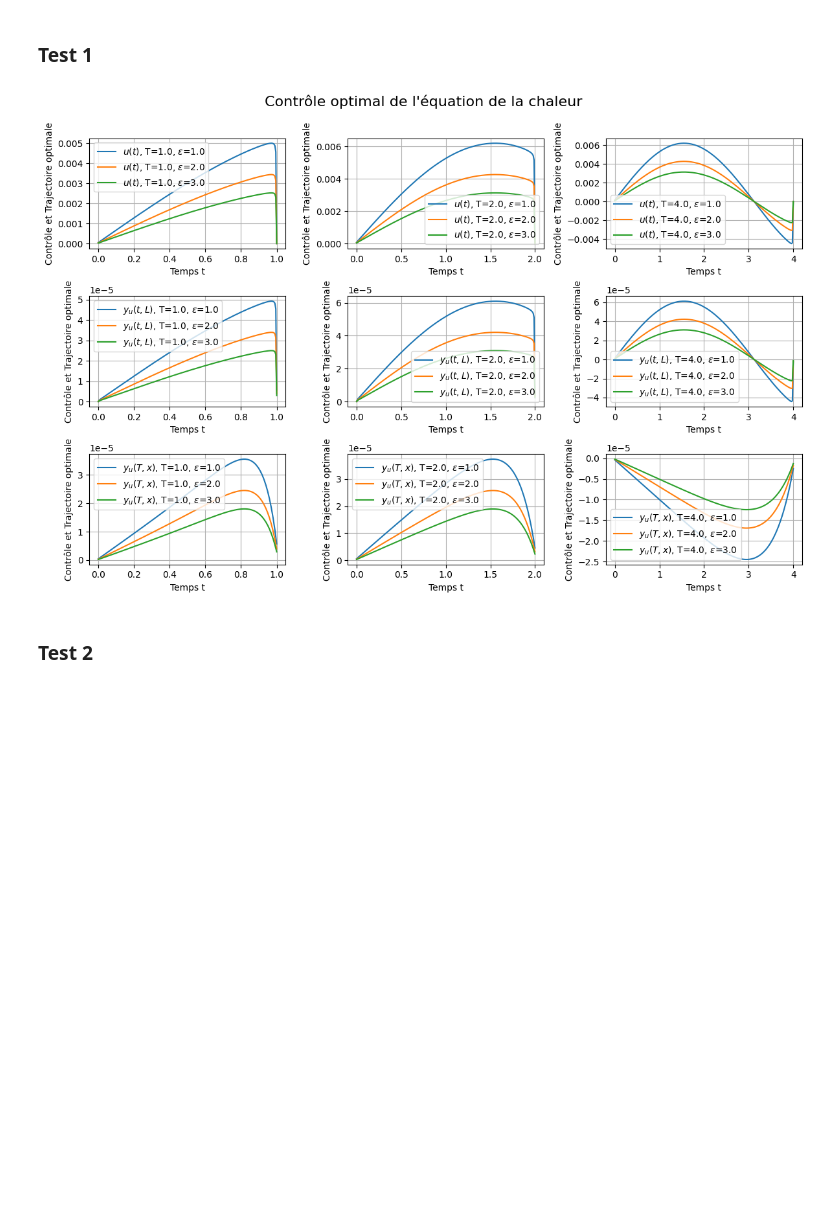
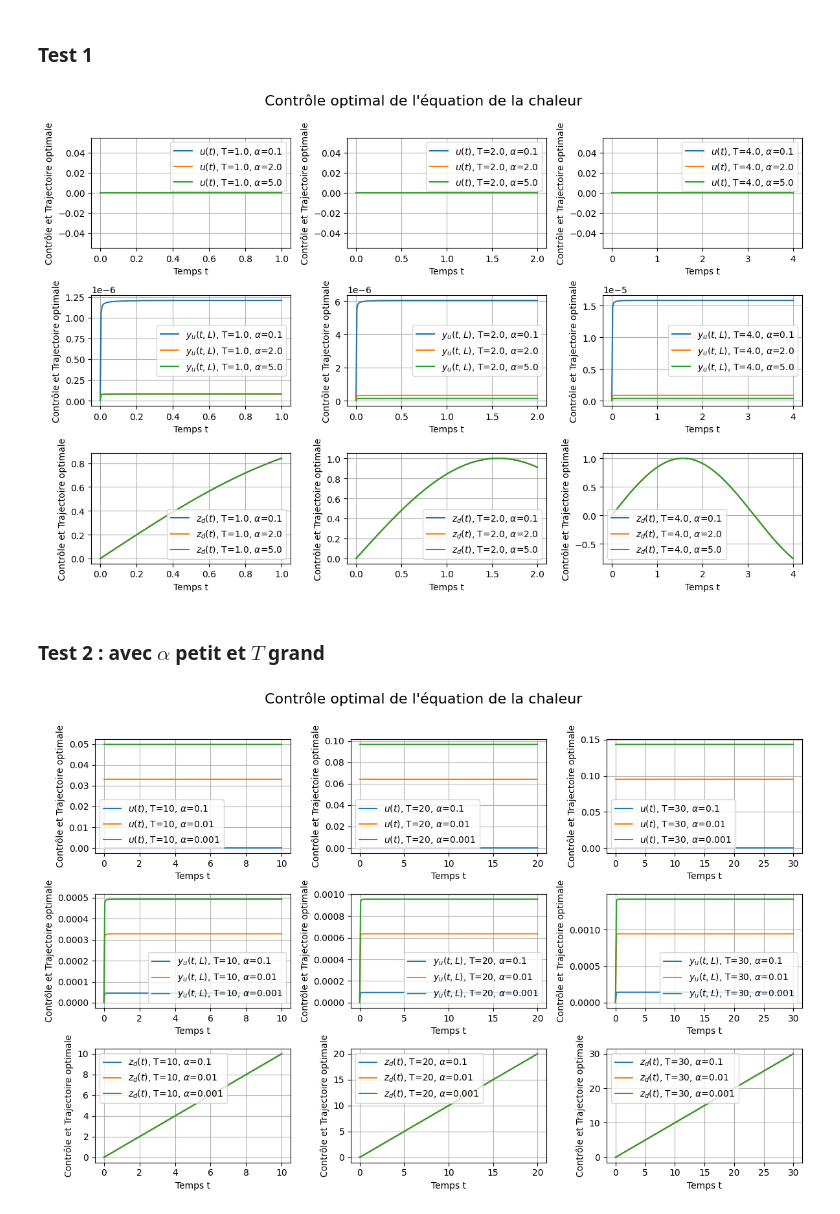
Before and after one commit to jobinhio/projets-data-science, a Jupyter notebook: Controle Optimal/Duprez/TP3.ipynb, the cells around one changed output. Cells and saved outputs as stored; diff of their text form; code cells hidden in the pictures; blank space fills up the shorter version.

```diff
--- a/Controle Optimal/Duprez/TP3.ipynb
+++ b/Controle Optimal/Duprez/TP3.ipynb
@@ -579,13 +610,24 @@ def Test(epsilon_values,T_values, zd):
 # %%
 # Paramètres à faire varier
 T_values = [1.0, 2.0, 4.0]
-epsilon_values = [1.0, 2.0, 3.0]
+alpha_values = [0.1, 2.0, 5.0]
 
 def zd(t):
-        return np.sin(t)
+    return np.sin(t)
 
-Test(epsilon_values,T_values, zd)
+
+Test(alpha_values,T_values, zd)
 # %% [output]
-[figure, old version]
+[figure, new version]
 # %% [markdown]
-### Test 2
+### Test 2 : avec $\alpha$ petit et $T$ grand
+# %%
+# Paramètres à faire varier
+T_values = [10, 20, 30]
+alpha_values = [0.1, 0.01, 0.001]
+def zd(t):
+    return t
+
+Test(alpha_values,T_values, zd)
+# %% [output]
+[figure, added]
```
Also changed, not shown: parts of 18 cells of this notebook, 14 other files.
